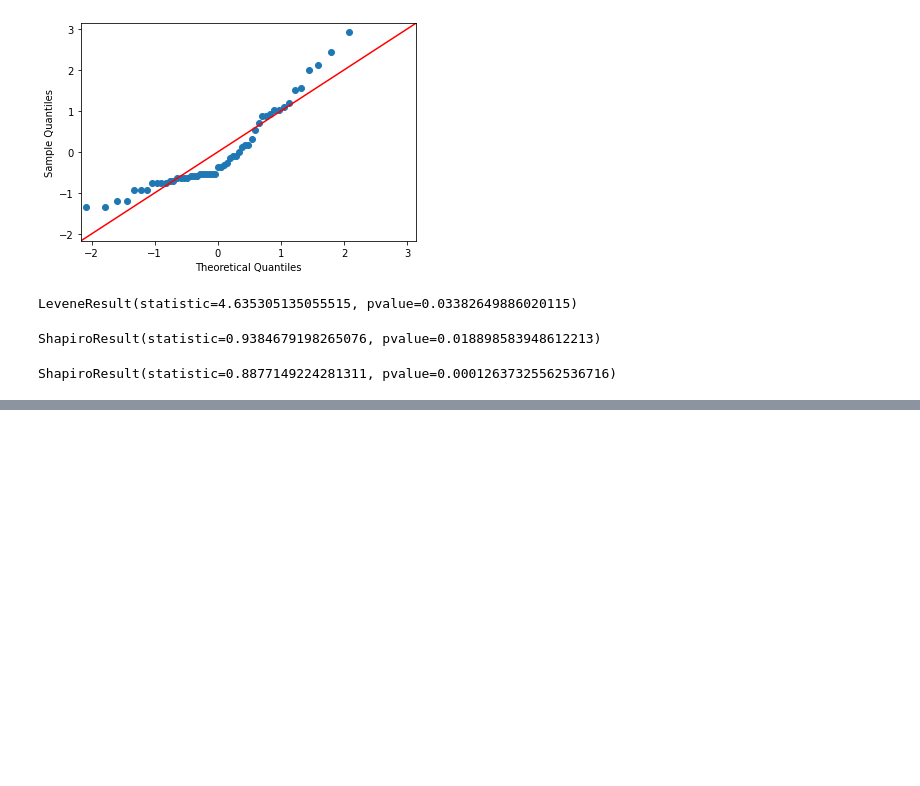
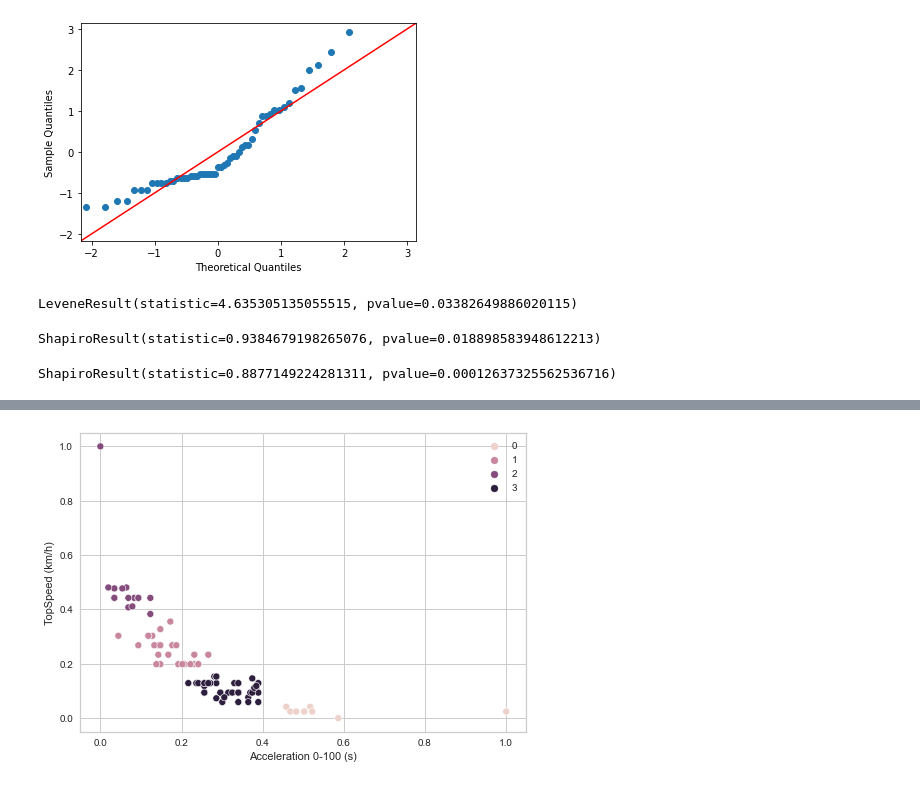
Before and after one commit to MartinJank/OZNAL, a Jupyter notebook: eda.ipynb, the cells around one changed output, grey strips where cells are left out. Cells and saved outputs as stored; diff of their text form; code cells hidden in the pictures; blank space fills up the shorter version.

Commit message:
k-means

```diff
--- a/eda.ipynb
+++ b/eda.ipynb
@@ -536,0 +608,3 @@ ShapiroResult(statistic=0.8877149224281311, pvalue=0.00012637325562536716)
+# %%
+from sklearn.cluster import KMeans
+kmeans = KMeans(n_clusters=4, init='k-means++', random_state=0).fit(df)
@@ -536,0 +639,8 @@ ShapiroResult(statistic=0.8877149224281311, pvalue=0.00012637325562536716)
+# %%
+import seaborn as sns
+import matplotlib.pyplot as plt
+sns.scatterplot(data=df, x="Acceleration 0-100 (s)", y="TopSpeed (km/h)", hue=kmeans.labels_)
+# sns.scatterplot(data=df, x="BodyStyle", y="Efficiency (Wh/km)", hue=kmeans.labels_)
+plt.show()
+# %% [output]
+[figure, added]
```
Also changed, not shown: parts of 16 cells of this notebook.
